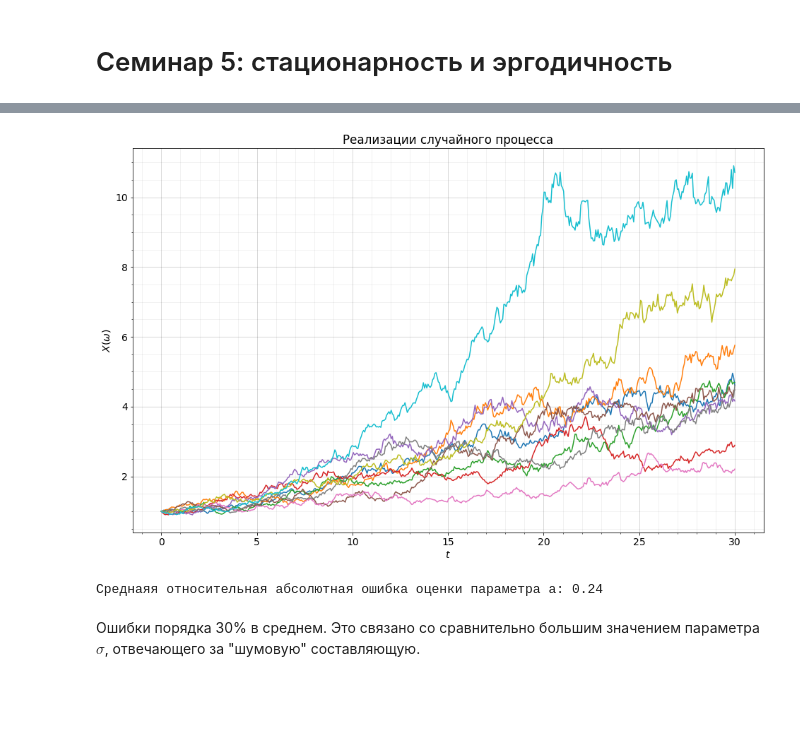
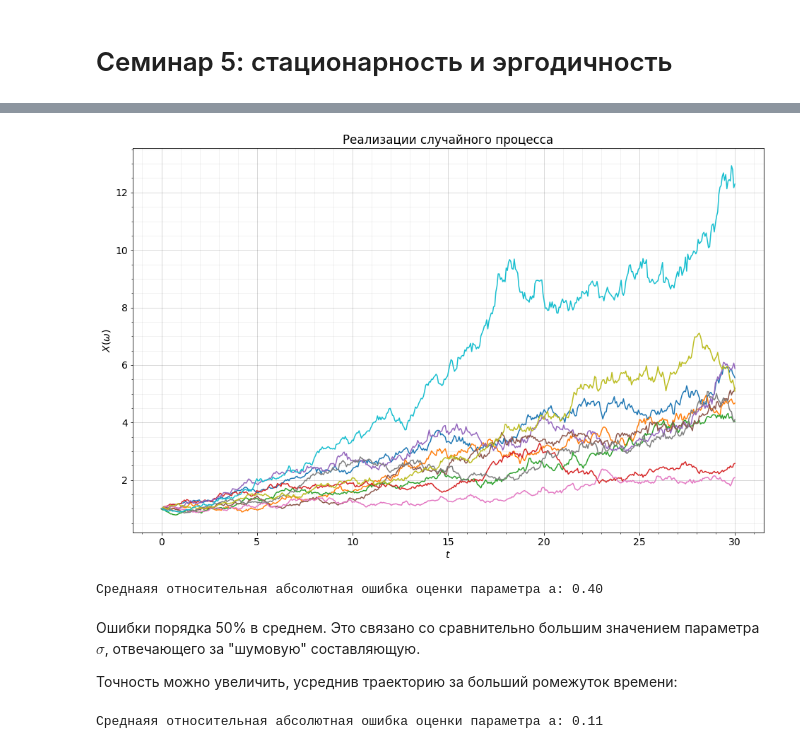
Before and after one commit to VanessB/StochasticProcesses, a Jupyter notebook: python/Sem5_Stationarity_Ergodicity.ipynb, the cells around one changed output, grey strips where cells are left out. Saved outputs shown, nothing was run; the diff lists cells and outputs as text; code cells hidden in the pictures; blank space fills up the shorter version.

```diff
--- a/python/Sem5_Stationarity_Ergodicity.ipynb
+++ b/python/Sem5_Stationarity_Ergodicity.ipynb
@@ -57,11 +79,11 @@ from scipy.stats import norm
 # %%
-def generate_BSM_sp(T: np.ndarray, A: float=1.0, a: float=0.1, sigma: float=0.1, realizations_number: int=25) -> np.ndarray:
+def generate_BSM(T: np.array, A: float=1.0, a: float=0.1, sigma: float=0.1, realizations_number: int=25) -> np.ndarray:
     """
     Сгенерировать realizations_number реализаций процесса из модели Блэка-Шоулса-Мертона.
 
     Параметры
     ---------
-    T : np.ndarray
+    T : np.array
         Сетка по времени.
     A : float, optional
         Начальная стоимость акций.
@@ -75,25 +97,17 @@ def generate_BSM_sp(T: np.ndarray, A: float=1.0, a: float=0.1, sigma: float=0.1,
 
     T = np.sort(T)
     assert T[0] >= 0.0
-    realizations = np.zeros((realizations_number, T.shape[0]))
-
-    # Для каждого очередного момента времени производится независимая генерация произошедших
-    # на пройденном интервале скачков согласно нормальному распределению с нулевым средним и дисперсией \Delta t.
-    step_rv = norm()
-    realizations[:,0] = T[0] * step_rv.rvs((realizations_number)) # Если уж совсем честно генерировать, надо учесть, что T может начинаться не с нуля.
-    for index in range(T.shape[0] - 1):
-        realizations[:,index + 1] = realizations[:,index] + np.sqrt(T[index+1] - T[index])*step_rv.rvs((realizations_number))
 
     # Явная связь процесса с Винеровским.
-    realizations = A * np.exp(a * T + sigma * realizations)
+    realizations = A * np.exp(a * T + sigma * generate_wiener(T, realizations_number))
 
     return realizations
 # %%
-T_1 = np.linspace(0.0, 30.0, 500)
+T_BSM = np.linspace(0.0, 30.0, 500)
 true_a = 0.05
-BSM_sp = generate_BSM_sp(T_1, a=true_a, sigma=0.1, realizations_number=10)
+BSM_realizations = generate_BSM(T_BSM, a=true_a, sigma=0.1, realizations_number=10)
 # %%
-plot_realizations(T_1, BSM_sp)
+plot_realizations(T_BSM, BSM_realizations)
 # %% [output]
-[figure, old version]
+[figure, new version]
 # %%
@@ -118,9 +132,11 @@ def estimate_a_from_BSM_sp(T: np.ndarray, BSM_sp: np.ndarray) -> np.ndarray:
 
     return a
 # %%
-estimated_a = estimate_a_from_BSM_sp(T_1, BSM_sp)
+estimated_a = estimate_a_from_BSM_realizations(T_BSM, BSM_realizations)
 print(f"Среднаяя относительная абсолютная ошибка оценки параметра a: {np.mean(np.abs(estimated_a - true_a) / abs(true_a)):.2f}")
 # %% [output]
-Среднаяя относительная абсолютная ошибка оценки параметра a: 0.24
+Среднаяя относительная абсолютная ошибка оценки параметра a: 0.40
 # %% [markdown]
-Ошибки порядка 30% в среднем. Это связано со сравнительно большим значением параметра $ \sigma $, отвечающего за "шумовую" составляющую.
+Ошибки порядка 50% в среднем. Это связано со сравнительно большим значением параметра $ \sigma $, отвечающего за "шумовую" составляющую.
+
+Точность можно увеличить, усреднив траекторию за больший ромежуток времени:
@@ -126,0 +146,5 @@ print(f"Среднаяя относительная абсолютная оши
+# %%
+estimated_a = estimate_a_from_BSM_realizations(T_BSM_2, BSM_realizations_2)
+print(f"Среднаяя относительная абсолютная ошибка оценки параметра a: {np.mean(np.abs(estimated_a - true_a) / abs(true_a)):.2f}")
+# %% [output]
+Среднаяя относительная абсолютная ошибка оценки параметра a: 0.11
```
Also changed, not shown: parts of 13 cells of this notebook, 12 other files.
